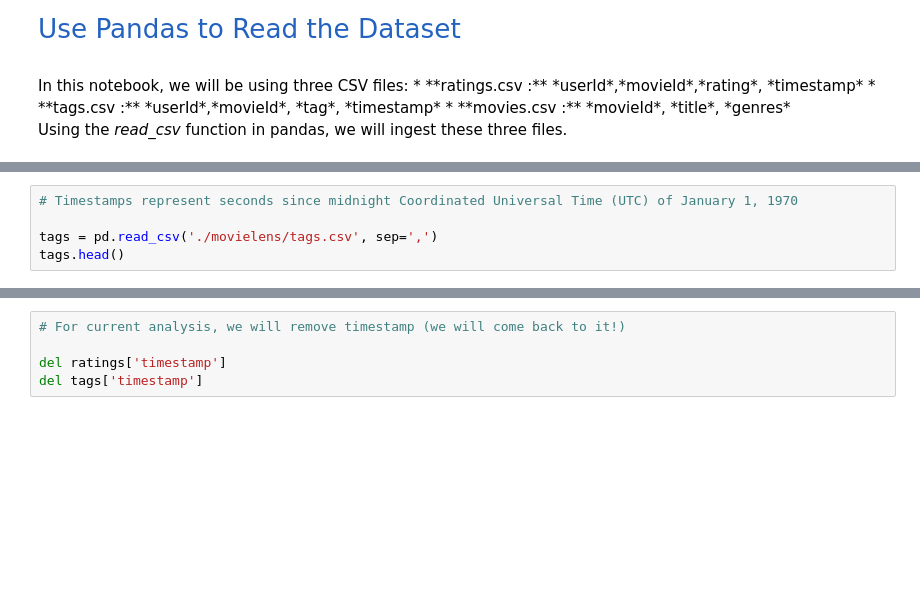
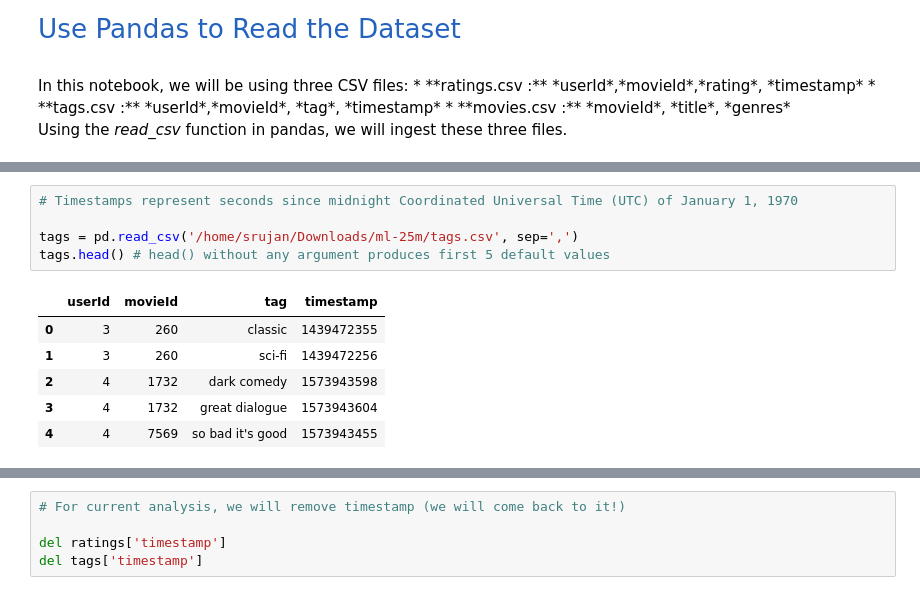
Before and after one commit to srujaan/Data-Science, a Jupyter notebook: week-4/Introduction to Pandas.ipynb, the cells around one changed output, grey strips where cells are left out. Drawn from its saved outputs; the diff is of its cells as text; blank space fills up the shorter version.

```diff
--- a/week-4/Introduction to Pandas.ipynb
+++ b/week-4/Introduction to Pandas.ipynb
@@ -340,6 +360,13 @@ movies.head(15)
 # %%
 # Timestamps represent seconds since midnight Coordinated Universal Time (UTC) of January 1, 1970
 
-tags = pd.read_csv('./movielens/tags.csv', sep=',')
-tags.head()
+tags = pd.read_csv('/home/srujan/Downloads/ml-25m/tags.csv', sep=',')
+tags.head() # head() without any argument produces first 5 default values
+# %% [output]
+|  | userId | movieId | tag | timestamp |
+| 0 | 3 | 260 | classic | 1439472355 |
+| 1 | 3 | 260 | sci-fi | 1439472256 |
+| 2 | 4 | 1732 | dark comedy | 1573943598 |
+| 3 | 4 | 1732 | great dialogue | 1573943604 |
+| 4 | 4 | 7569 | so bad it's good | 1573943455 |
 # %%
```
Also changed, not shown: parts of 18 cells of this notebook, 6 other files.
